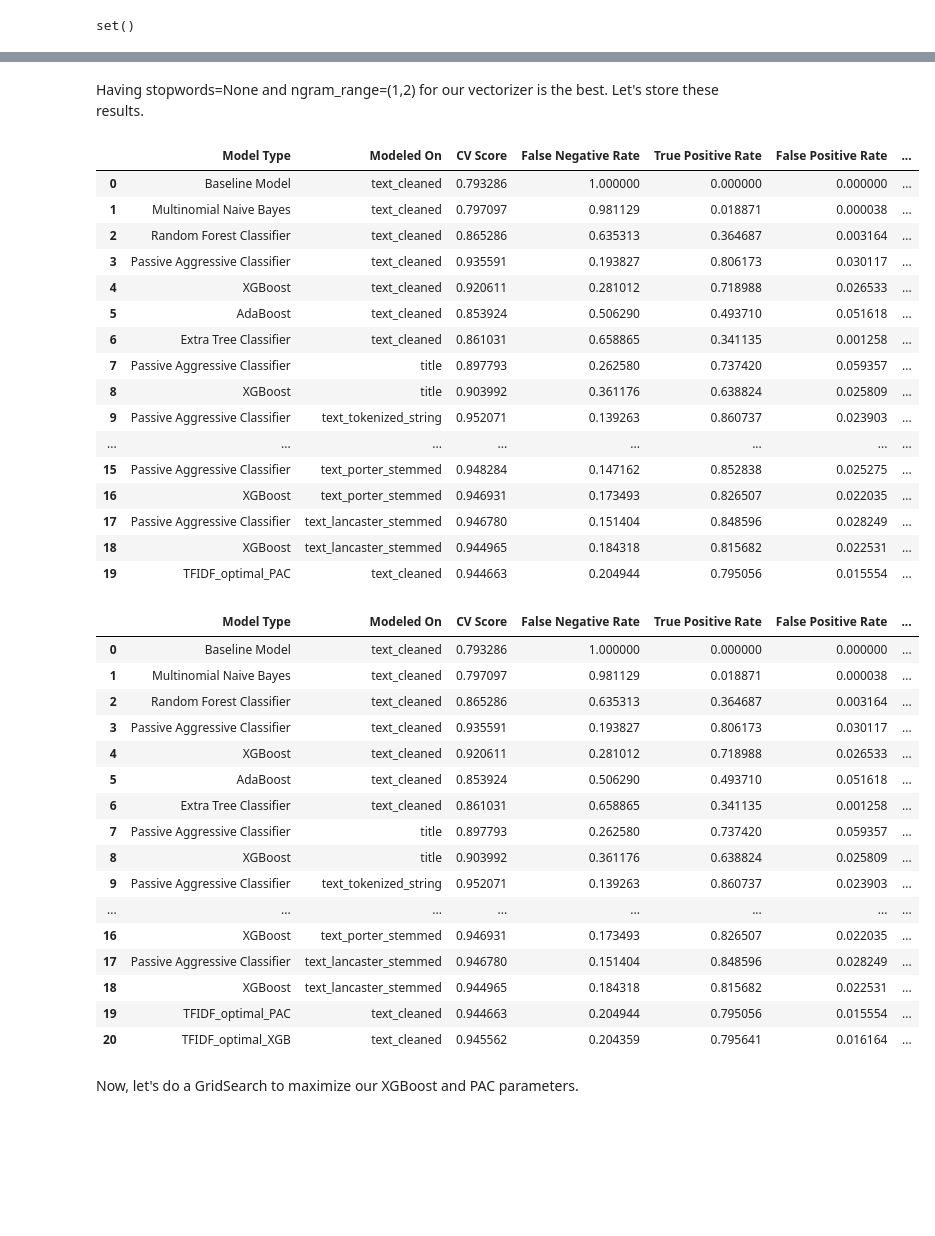
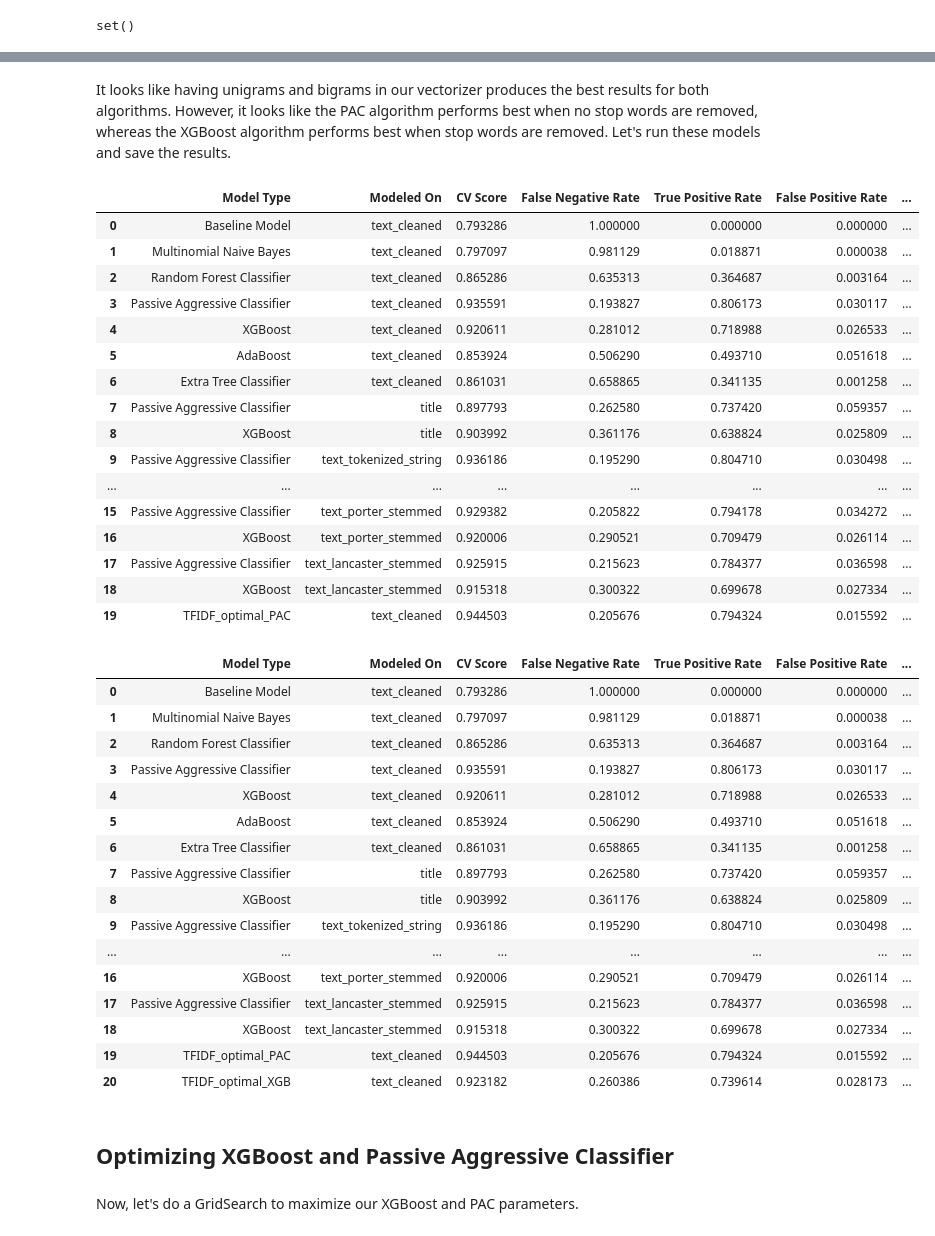
Before and after one commit to dt1086/Detecting-Fake-News, a Jupyter notebook: Modeling.ipynb, the cells around one changed output, grey strips where cells are left out. Saved outputs shown, nothing was run; the diff lists cells and outputs as text; code cells hidden in the pictures; blank space fills up the shorter version.

```diff
--- a/Modeling.ipynb
+++ b/Modeling.ipynb
@@ -508,31 +521,31 @@ grid_search.best_params_
-# %% [markdown]
-Having stopwords=None and ngram_range=(1,2) for our vectorizer is the best. Let's store these results.
+# %% [markdown]
+It looks like having unigrams and bigrams in our vectorizer produces the best results for both algorithms. However, it looks like the PAC algorithm performs best when no stop words are removed, whereas the XGBoost algorithm performs best when stop words are removed. Let's run these models and save the results.
 # %%
-pipeline_PAC = Pipeline([('Vectorizer', TfidfVectorizer(stop_words=None, max_features=None, ngram_range=(1,2))),
+pipeline_PAC = Pipeline([('Vectorizer', TfidfVectorizer(stop_words=None, ngram_range=(1,2))),
               ('Passive Aggressive Classifier', PassiveAggressiveClassifier())])
 evaluate_store_results(pipeline_PAC, 'text_cleaned', 'TFIDF_optimal_PAC')
 # %% [output]
 |  | Model Type | Modeled On | CV Score | False Negative Rate | True Positive Rate | False Positive Rate | ... |
 | 0 | Baseline Model | text_cleaned | 0.793286 | 1.000000 | 0.000000 | 0.000000 | ... |
 | 1 | Multinomial Naive Bayes | text_cleaned | 0.797097 | 0.981129 | 0.018871 | 0.000038 | ... |
 | 2 | Random Forest Classifier | text_cleaned | 0.865286 | 0.635313 | 0.364687 | 0.003164 | ... |
 | 3 | Passive Aggressive Classifier | text_cleaned | 0.935591 | 0.193827 | 0.806173 | 0.030117 | ... |
 | 4 | XGBoost | text_cleaned | 0.920611 | 0.281012 | 0.718988 | 0.026533 | ... |
 | 5 | AdaBoost | text_cleaned | 0.853924 | 0.506290 | 0.493710 | 0.051618 | ... |
 | 6 | Extra Tree Classifier | text_cleaned | 0.861031 | 0.658865 | 0.341135 | 0.001258 | ... |
 | 7 | Passive Aggressive Classifier | title | 0.897793 | 0.262580 | 0.737420 | 0.059357 | ... |
 | 8 | XGBoost | title | 0.903992 | 0.361176 | 0.638824 | 0.025809 | ... |
-| 9 | Passive Aggressive Classifier | text_tokenized_string | 0.952071 | 0.139263 | 0.860737 | 0.023903 | ... |
+| 9 | Passive Aggressive Classifier | text_tokenized_string | 0.936186 | 0.195290 | 0.804710 | 0.030498 | ... |
 | ... | ... | ... | ... | ... | ... | ... | ... |
-| 15 | Passive Aggressive Classifier | text_porter_stemmed | 0.948284 | 0.147162 | 0.852838 | 0.025275 | ... |
-| 16 | XGBoost | text_porter_stemmed | 0.946931 | 0.173493 | 0.826507 | 0.022035 | ... |
-| 17 | Passive Aggressive Classifier | text_lancaster_stemmed | 0.946780 | 0.151404 | 0.848596 | 0.028249 | ... |
-| 18 | XGBoost | text_lancaster_stemmed | 0.944965 | 0.184318 | 0.815682 | 0.022531 | ... |
-| 19 | TFIDF_optimal_PAC | text_cleaned | 0.944663 | 0.204944 | 0.795056 | 0.015554 | ... |
+| 15 | Passive Aggressive Classifier | text_porter_stemmed | 0.929382 | 0.205822 | 0.794178 | 0.034272 | ... |
+| 16 | XGBoost | text_porter_stemmed | 0.920006 | 0.290521 | 0.709479 | 0.026114 | ... |
+| 17 | Passive Aggressive Classifier | text_lancaster_stemmed | 0.925915 | 0.215623 | 0.784377 | 0.036598 | ... |
+| 18 | XGBoost | text_lancaster_stemmed | 0.915318 | 0.300322 | 0.699678 | 0.027334 | ... |
+| 19 | TFIDF_optimal_PAC | text_cleaned | 0.944503 | 0.205676 | 0.794324 | 0.015592 | ... |
 # %%
-pipeline_XGB = Pipeline([('Vectorizer', TfidfVectorizer(stop_words=None, max_features=None, ngram_range=(1,2))),
+pipeline_XGB = Pipeline([('Vectorizer', TfidfVectorizer(stop_words=words, ngram_range=(1,2))),
               ('XGBoost', XGBClassifier())])
-evaluate_store_results(pipeline_PAC, 'text_cleaned', 'TFIDF_optimal_XGB')
+evaluate_store_results(pipeline_XGB, 'text_cleaned', 'TFIDF_optimal_XGB')
 # %% [output]
 |  | Model Type | Modeled On | CV Score | False Negative Rate | True Positive Rate | False Positive Rate | ... |
 | 0 | Baseline Model | text_cleaned | 0.793286 | 1.000000 | 0.000000 | 0.000000 | ... |
@@ -544,13 +557,15 @@ evaluate_store_results(pipeline_PAC, 'text_cleaned', 'TFIDF_optimal_XGB')
 | 6 | Extra Tree Classifier | text_cleaned | 0.861031 | 0.658865 | 0.341135 | 0.001258 | ... |
 | 7 | Passive Aggressive Classifier | title | 0.897793 | 0.262580 | 0.737420 | 0.059357 | ... |
 | 8 | XGBoost | title | 0.903992 | 0.361176 | 0.638824 | 0.025809 | ... |
-| 9 | Passive Aggressive Classifier | text_tokenized_string | 0.952071 | 0.139263 | 0.860737 | 0.023903 | ... |
+| 9 | Passive Aggressive Classifier | text_tokenized_string | 0.936186 | 0.195290 | 0.804710 | 0.030498 | ... |
 | ... | ... | ... | ... | ... | ... | ... | ... |
-| 16 | XGBoost | text_porter_stemmed | 0.946931 | 0.173493 | 0.826507 | 0.022035 | ... |
-| 17 | Passive Aggressive Classifier | text_lancaster_stemmed | 0.946780 | 0.151404 | 0.848596 | 0.028249 | ... |
-| 18 | XGBoost | text_lancaster_stemmed | 0.944965 | 0.184318 | 0.815682 | 0.022531 | ... |
-| 19 | TFIDF_optimal_PAC | text_cleaned | 0.944663 | 0.204944 | 0.795056 | 0.015554 | ... |
-| 20 | TFIDF_optimal_XGB | text_cleaned | 0.945562 | 0.204359 | 0.795641 | 0.016164 | ... |
+| 16 | XGBoost | text_porter_stemmed | 0.920006 | 0.290521 | 0.709479 | 0.026114 | ... |
+| 17 | Passive Aggressive Classifier | text_lancaster_stemmed | 0.925915 | 0.215623 | 0.784377 | 0.036598 | ... |
+| 18 | XGBoost | text_lancaster_stemmed | 0.915318 | 0.300322 | 0.699678 | 0.027334 | ... |
+| 19 | TFIDF_optimal_PAC | text_cleaned | 0.944503 | 0.205676 | 0.794324 | 0.015592 | ... |
+| 20 | TFIDF_optimal_XGB | text_cleaned | 0.923182 | 0.260386 | 0.739614 | 0.028173 | ... |
+# %% [markdown]
+## Optimizing XGBoost and Passive Aggressive Classifier
 # %% [markdown]
 Now, let's do a GridSearch to maximize our XGBoost and PAC parameters.
 # %%
```
Also changed, not shown: parts of 66 cells of this notebook.
